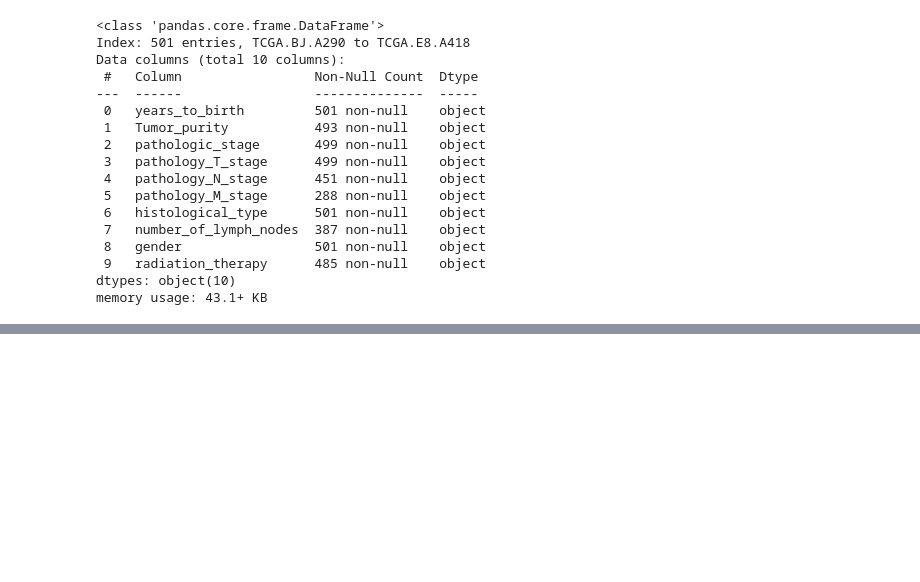
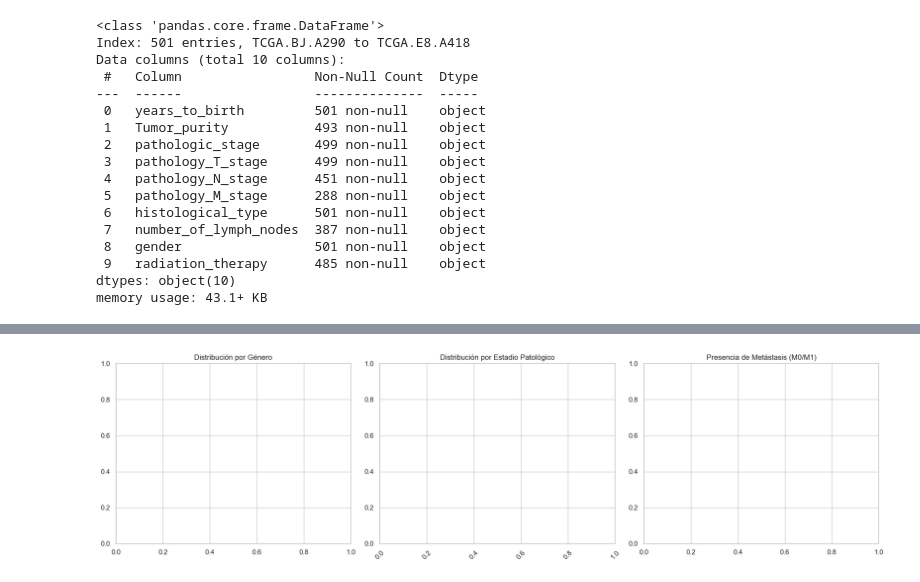
Before and after one commit to lolabarrios/Proyect_Break_EDA, a Jupyter notebook: codigo_EDA.ipynb, the cells around one changed output, grey strips where cells are left out. Saved outputs shown, nothing was run; the diff lists cells and outputs as text; code cells hidden in the pictures; blank space fills up the shorter version.

```diff
--- a/codigo_EDA.ipynb
+++ b/codigo_EDA.ipynb
@@ -124,0 +187,14 @@ memory usage: 43.1+ KB
+# %%
+sns.set_theme(style="whitegrid")
+plt.rcParams['figure.figsize'] = (15, 5)
+fig, axes = plt.subplots(1, 3, figsize=(18, 5))
+axes[0].set_title('Distribución por Género')
+order_stage = ['stagei', 'stageii', 'stageiii', 'stageiv']
+axes[1].set_title('Distribución por Estadio Patológico')
+axes[1].tick_params(axis='x', rotation=45)
+axes[2].set_title('Presencia de Metástasis (M0/M1)')
+
+plt.tight_layout()
+plt.show()
+# %% [output]
+[figure, added]
```
Also changed, not shown: parts of 9 cells of this notebook.
